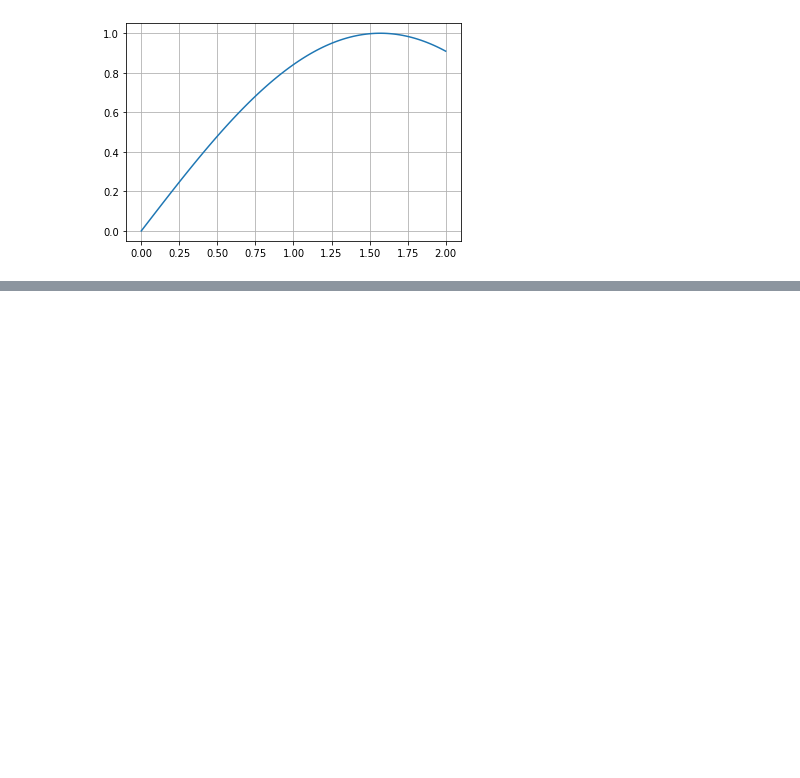
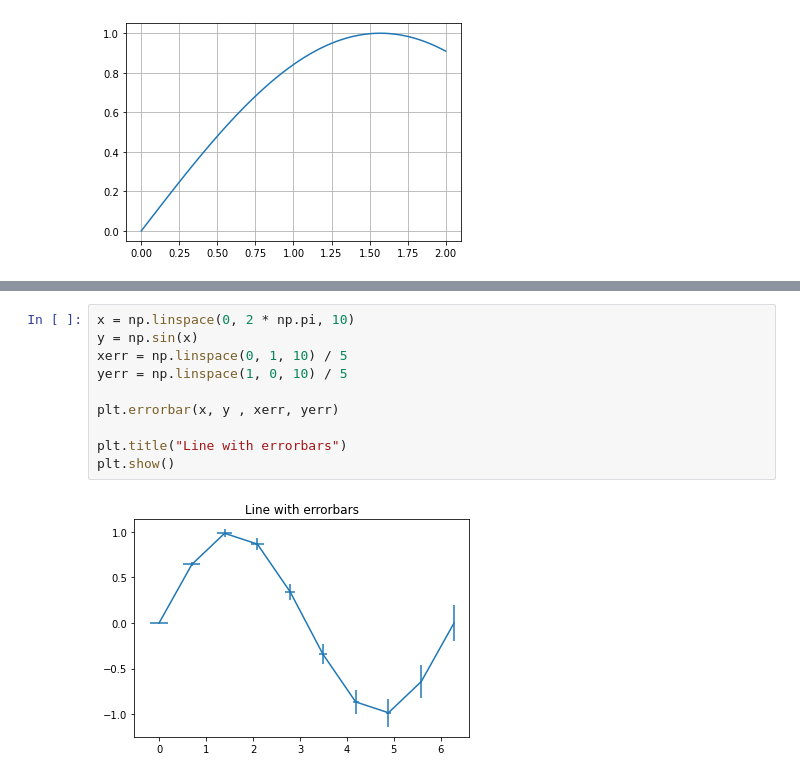
Before and after one commit to beygee/algorithm, a Jupyter notebook: pytorch/matplot.ipynb, the cells around one changed output, grey strips where cells are left out. Saved outputs shown, nothing was run; the diff lists cells and outputs as text; blank space fills up the shorter version.

```diff
--- a/pytorch/matplot.ipynb
+++ b/pytorch/matplot.ipynb
@@ -118,0 +139,12 @@ plt.show()
+# %%
+x = np.linspace(0, 2 * np.pi, 10)
+y = np.sin(x)
+xerr = np.linspace(0, 1, 10) / 5
+yerr = np.linspace(1, 0, 10) / 5
+
+plt.errorbar(x, y , xerr, yerr)
+
+plt.title("Line with errorbars")
+plt.show()
+# %% [output]
+[figure, added]
```
Also changed, not shown: parts of 3 cells of this notebook.
